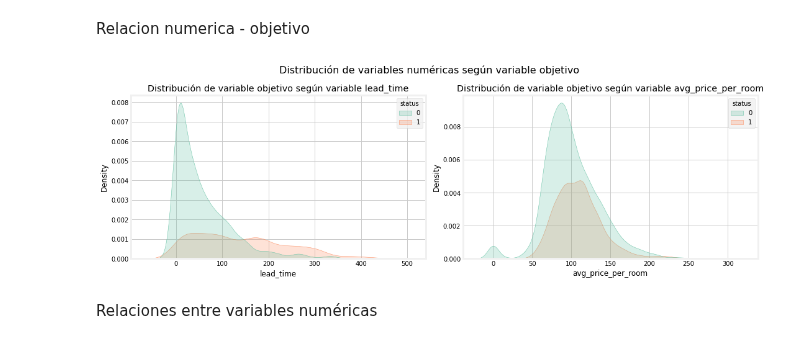
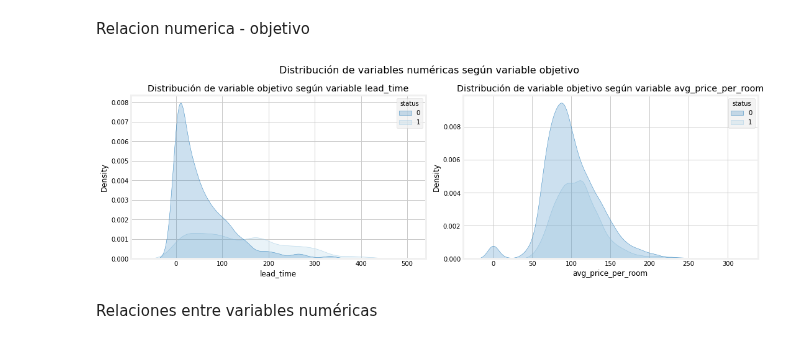
Before and after one commit to DenisTros/Hotel_Reservations, a Jupyter notebook: notebooks/Tarea.ipynb, the cells around one changed output. Saved outputs shown, nothing was run; the diff lists cells and outputs as text; code cells hidden in the pictures.

```diff
--- a/notebooks/Tarea.ipynb
+++ b/notebooks/Tarea.ipynb
@@ -332,21 +332,21 @@ Relacion numerica - objetivo
 # %%
 cont_vars = ['lead_time', 'avg_price_per_room']
 num_plots = len(cont_vars)
 
 # Create a grid of subplots
 fig, axes = plt.subplots(1, num_plots, figsize=(15, 5))
 fig.suptitle("Distribución de variables numéricas según variable objetivo", fontsize=16)
 # Iterate through continuous variables and create KDE plots
 for i, col in enumerate(cont_vars):
     ax = axes[i]
-    sns.kdeplot(x=col, hue='status', palette='Set2', shade=True, data=df_sample, ax=ax)
+    sns.kdeplot(x=col, hue='status', palette='Blues_r', shade=True, data=df_sample, ax=ax)
     ax.set_title(f'Distribución de variable objetivo según variable {col}')
     ax.set_facecolor('white')
 
 plt.tight_layout()
 plt.show()
 # %% [output]
-[figure, old version]
+[figure, new version]
 # %% [markdown]
 Relaciones entre variables numéricas
 # %%
```
Also changed, not shown: parts of 8 cells of this notebook, 1 other file.
